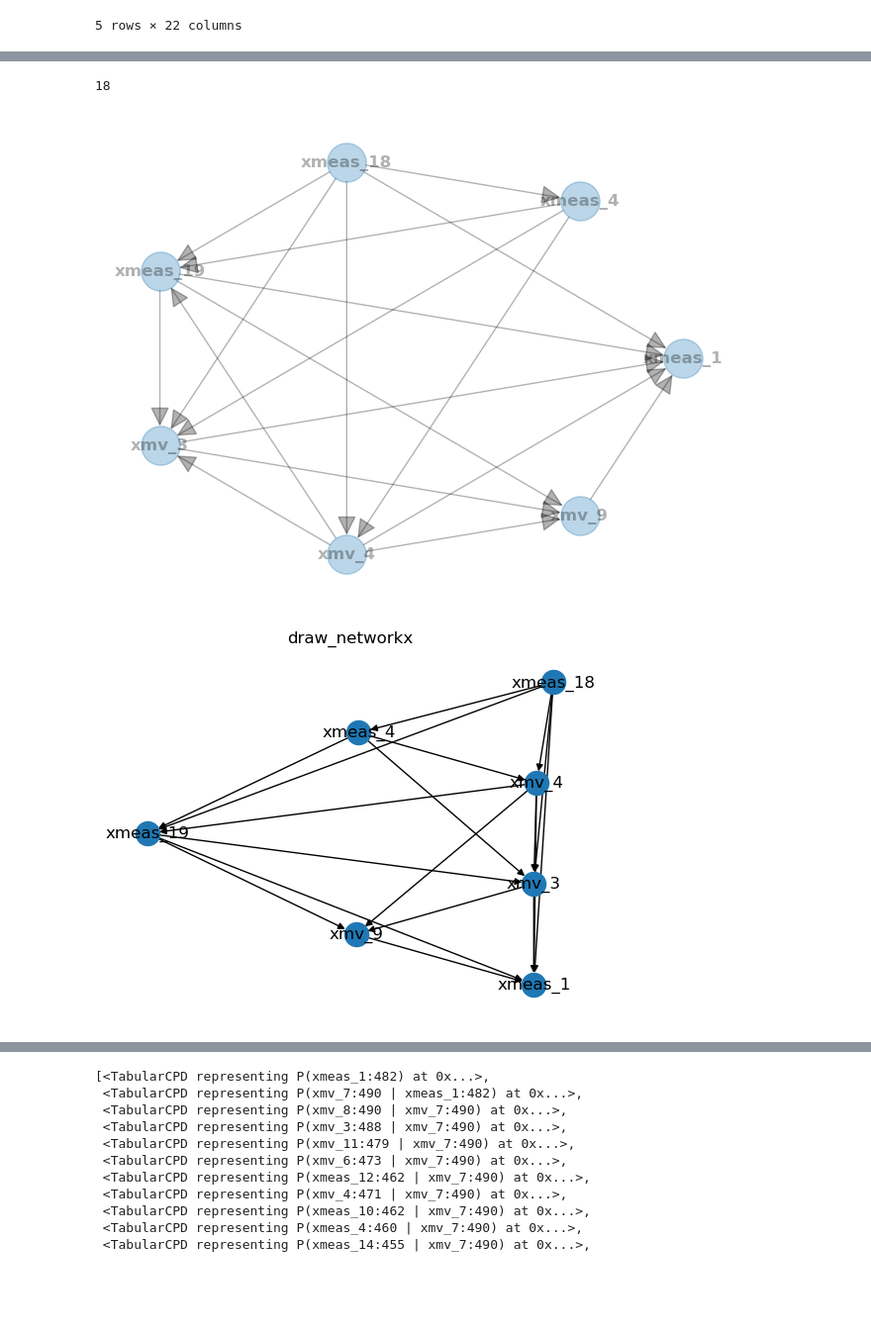
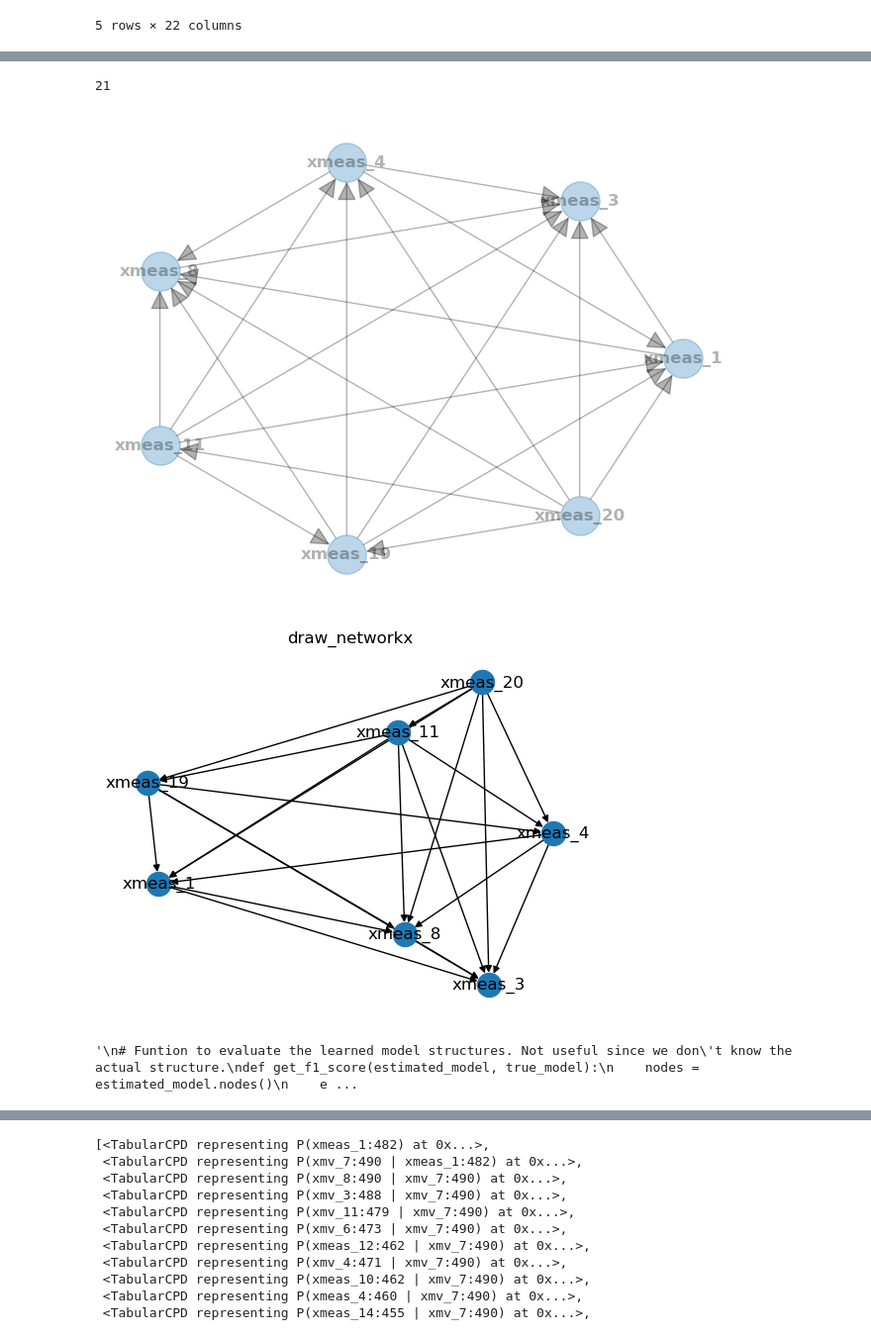
Before and after one commit to oubo2/PhD, a Jupyter notebook: unravel/Analyse_data.ipynb, the cells around one changed output, grey strips where cells are left out. Shown at 99% size. Drawn from its saved outputs; the diff is of its cells as text; code cells hidden in the pictures; blank space fills up the shorter version.

```diff
--- a/unravel/Analyse_data.ipynb
+++ b/unravel/Analyse_data.ipynb
@@ -267,0 +174,16 @@ plt.savefig('nx_test.png')
+# %%
+x2 = train_faulty[(train_faulty.simulationRun==1) & (train_faulty.faultNumber==6)].iloc[:,3:25]
+
+hotelling = HotellingT2().fit(df_train_normal)
+t2_scores = hotelling.score_samples(x2)
+plt.plot(t2_scores)
+
+myt_dec = MYTDecomposition(hotelling)
+uncond_t2_terms = myt_dec.unconditional_t2_terms(x2)
+uncond_ucl = myt_dec.ucl_unconditional_terms()
+cond_t2_terms = myt_dec.conditional_t2_terms(x2)
+cond_ucl = myt_dec.ucl_conditional_terms()
+# condition yields less variables, so use condition for now
+variables = MCTvariables(cond_t2_terms, t2_scores)
+print(MCTvariables(cond_t2_terms, t2_scores))
+print(MCTvariables(uncond_t2_terms, t2_scores))
@@ -268,30 +194,62 @@ plt.savefig('nx_test.png')
 # %%
-fault7 = train_faulty[(train_faulty.simulationRun==1) & (train_faulty.faultNumber==7)]
-variables = ['xmeas_1', 'xmeas_4', 'xmeas_18', 'xmeas_19', 'xmv_3', 'xmv_4', 'xmv_9']
-fault7 = fault7[variables]
-pca2 = PCA()
-pca2.fit(fault7)
-variables = ['']
+#fault = equal_width_bin(fault)
+#fault7 = train_faulty[(train_faulty.simulationRun<10) & (train_faulty.faultNumber==7)]
+#variables = ['xmeas_1', 'xmeas_4', 'xmeas_7', 'xmeas_8', 'xmeas_10', 'xmeas_20']
+#variables = ['xmeas_9', 'xmeas_18', 'xmeas_20', 'xmeas_22']
+#fault7 = equal_width_bin(fault7[variables])
+fault = x2.iloc[:,variables]
+
 # learn graph structure
-est = HillClimbSearch(fault7)
+est = HillClimbSearch(fault)
 best_model = est.estimate(max_iter=100)
 print(len(best_model.edges()))
 nx.draw_circular(
     best_model, with_labels=True, arrowsize=30, node_size=800, alpha=0.3, font_weight="bold"
 )
 plt.show()
 
 # write dot file to use with graphviz
 # run "dot -Tpng test.dot >test.png"
 write_dot(best_model,'test.dot')
 
 # same layout using matplotlib with no labels
 plt.title('draw_networkx')
 pos =graphviz_layout(best_model, prog='dot')
 nx.draw(best_model, pos, with_labels=True, arrows=True)
 plt.savefig('nx_test.png')
 # %% [output]
-18
+21
-[figure, old version]
+[figure, new version]
-[figure, old version]
+[figure, new version]
+# %%
+"""
+# PC estimator, outputs a very low number of variables
+from pgmpy.estimators import PC
+est = PC(equal_width_bin(df_train_faulty.iloc[:, variables]))
+# 0.001 has 2 edges df_train_normal[variables]
+model_chi = est.estimate(significance_level=0.01)
+print(len(model_chi.edges()))
+nx.draw_circular(
+    model_chi, with_labels=True, arrowsize=30, node_size=800, alpha=0.3, font_weight="bold"
+)
+plt.show()
+
+# Funtion to evaluate the learned model structures. Not useful since we don't know the actual structure.
+def get_f1_score(estimated_model, true_model):
+    nodes = estimated_model.nodes()
+    est_adj = nx.to_numpy_array(
+        estimated_model.to_undirected(), nodelist=nodes, weight=None
+    )
+    true_adj = nx.to_numpy_array(
+        true_model.to_undirected(), nodelist=nodes, weight=None
+    )
+
+    f1 = f1_score(np.ravel(true_adj), np.ravel(est_adj))
+    print("F1-score for the model skeleton: ", f1)
+est = PC(data=df_train_normal)
+estimated_model = est.estimate(variant="stable", max_cond_vars=4)
+get_f1_score(estimated_model, model)
+"""
+# %% [output]
+'\n# Funtion to evaluate the learned model structures. Not useful since we don\'t know the actual structure.\ndef get_f1_score(estimated_model, true_model):\n    nodes = estimated_model.nodes()\n    e ...
 # %%
```
Also changed, not shown: parts of 18 cells of this notebook, 3 other files.
